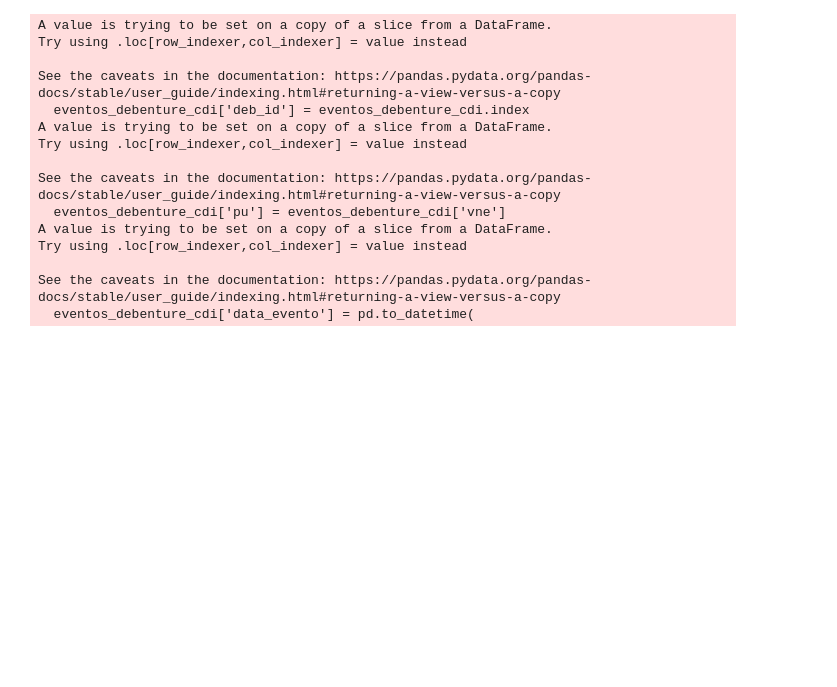
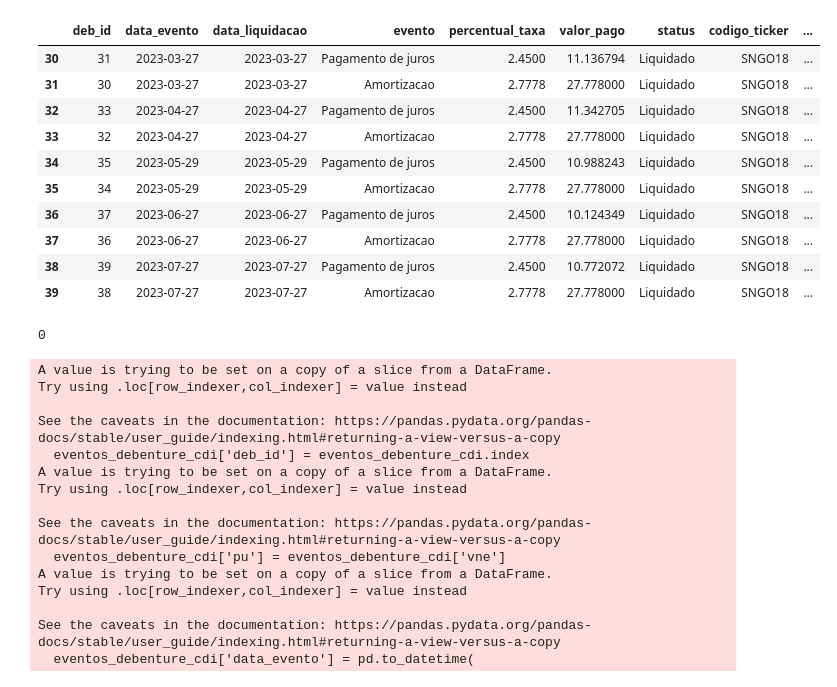
Before and after one commit to GMGONCALVESS/3.18kg, a Jupyter notebook: duration_carteira/calculando_juros_truncate.ipynb, the cells around one changed output. Drawn from its saved outputs; the diff is of its cells as text; code cells hidden in the pictures; blank space fills up the shorter version.

```diff
--- a/duration_carteira/calculando_juros_truncate.ipynb
+++ b/duration_carteira/calculando_juros_truncate.ipynb
@@ -208,3 +268,21 @@ def update_valor_recebido(row, previous_row):
+# %%
+eventos_debenture_cdi.iloc[30:40]
+# %% [output]
+|  | deb_id | data_evento | data_liquidacao | evento | percentual_taxa | valor_pago | status | codigo_ticker | ... |
+| 30 | 31 | 2023-03-27 | 2023-03-27 | Pagamento de juros | 2.4500 | 11.136794 | Liquidado | SNGO18 | ... |
+| 31 | 30 | 2023-03-27 | 2023-03-27 | Amortizacao | 2.7778 | 27.778000 | Liquidado | SNGO18 | ... |
+| 32 | 33 | 2023-04-27 | 2023-04-27 | Pagamento de juros | 2.4500 | 11.342705 | Liquidado | SNGO18 | ... |
+| 33 | 32 | 2023-04-27 | 2023-04-27 | Amortizacao | 2.7778 | 27.778000 | Liquidado | SNGO18 | ... |
+| 34 | 35 | 2023-05-29 | 2023-05-29 | Pagamento de juros | 2.4500 | 10.988243 | Liquidado | SNGO18 | ... |
+| 35 | 34 | 2023-05-29 | 2023-05-29 | Amortizacao | 2.7778 | 27.778000 | Liquidado | SNGO18 | ... |
+| 36 | 37 | 2023-06-27 | 2023-06-27 | Pagamento de juros | 2.4500 | 10.124349 | Liquidado | SNGO18 | ... |
+| 37 | 36 | 2023-06-27 | 2023-06-27 | Amortizacao | 2.7778 | 27.778000 | Liquidado | SNGO18 | ... |
+| 38 | 39 | 2023-07-27 | 2023-07-27 | Pagamento de juros | 2.4500 | 10.772072 | Liquidado | SNGO18 | ... |
+| 39 | 38 | 2023-07-27 | 2023-07-27 | Amortizacao | 2.7778 | 27.778000 | Liquidado | SNGO18 | ... |
+# %%
+eventos_debenture_cdi[mask].index[0]
+# %% [output]
+0
 # %%
 # Example: 'postgresql://username:password@localhost:5432/your_database'
 engine = create_engine(
```
Also changed, not shown: parts of 10 cells of this notebook, 10 other files.
